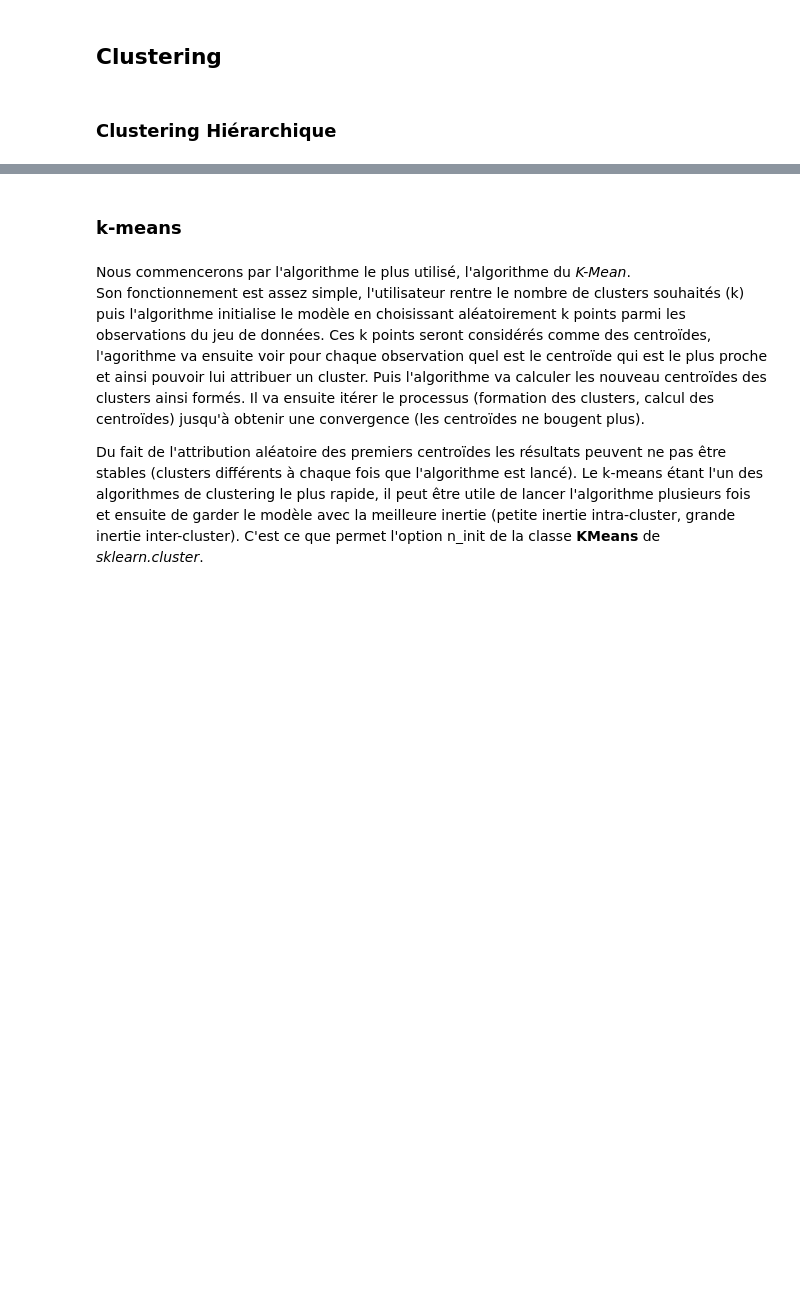
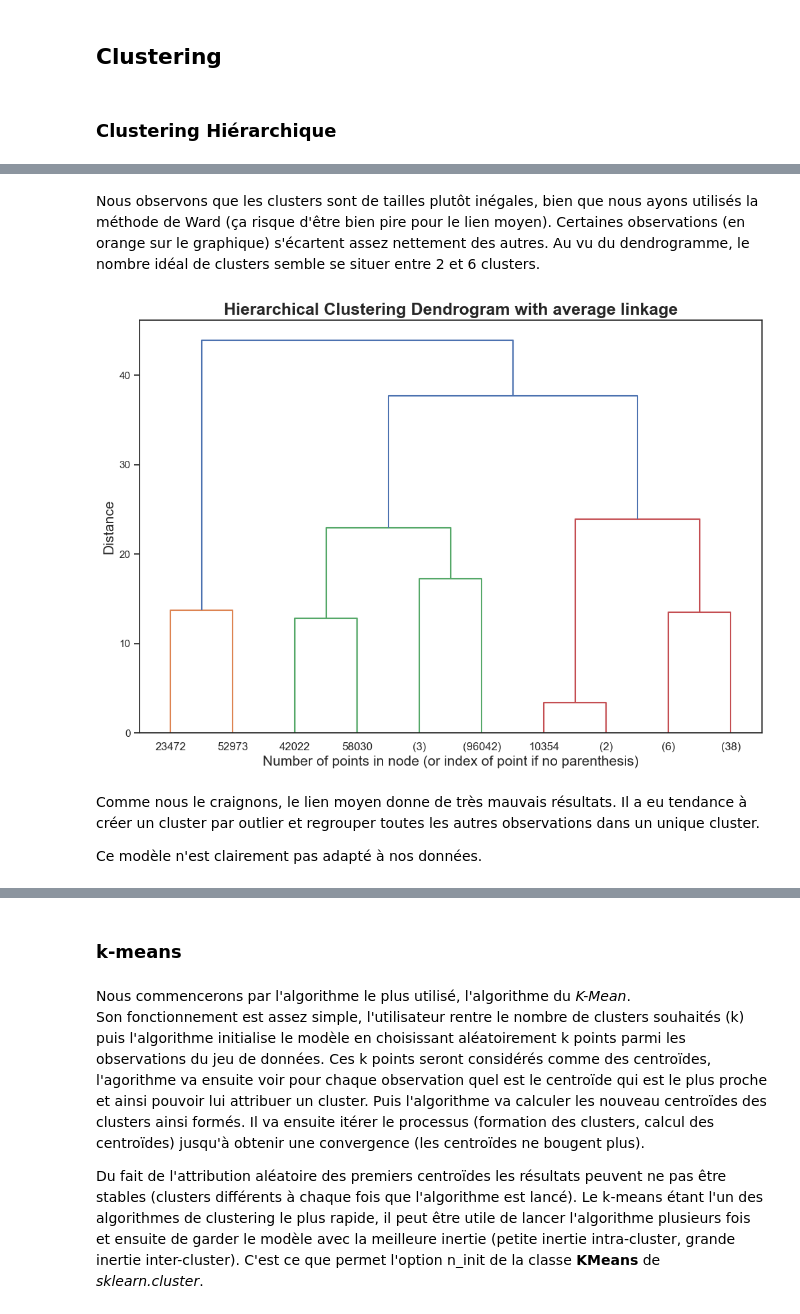
Before and after one commit to Pierre-Eloi/OC_DS_Project5, a Jupyter notebook: Project5_Data_Clustering.ipynb, the cells around one changed output, grey strips where cells are left out. Cells and saved outputs as stored; diff of their text form; code cells hidden in the pictures; blank space fills up the shorter version.

```diff
--- a/Project5_Data_Clustering.ipynb
+++ b/Project5_Data_Clustering.ipynb
@@ -146,0 +174,11 @@ Le choix de l'algorithme se fera sur la *stabilité* des clusters, déterminé
+# %% [markdown]
+Nous observons que les clusters sont de tailles plutôt inégales, bien que nous ayons utilisés la méthode de Ward (ça risque d'être bien pire pour le lien moyen). Certaines observations (en orange sur le graphique) s'écartent assez nettement des autres. Au vu du dendrogramme, le nombre idéal de clusters semble se situer entre 2 et 6 clusters.
+# %%
+# plot the top three levels of the dendrogram with average linkage
+plot_dendrogram(X, linkage="average", truncate_mode='level', p=3)
+# %% [output]
+[figure, added]
+# %% [markdown]
+Comme nous le craignons, le lien moyen donne de très mauvais résultats. Il a eu tendance à créer un cluster par outlier et regrouper toutes les autres observations dans un unique cluster.
+
+Ce modèle n'est clairement pas adapté à nos données.
```
Also changed, not shown: parts of 14 cells of this notebook.
